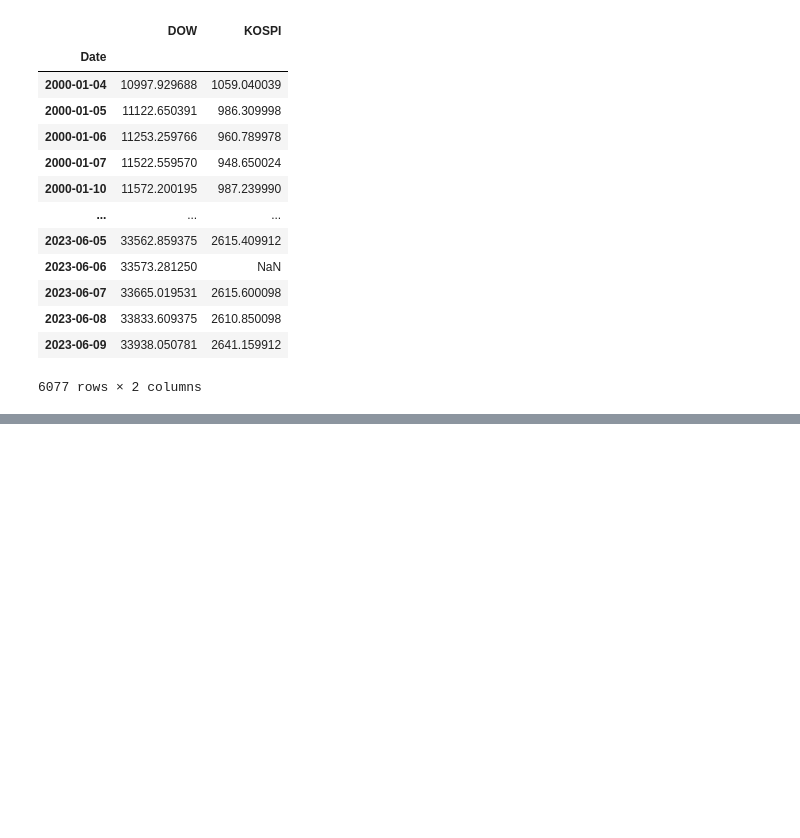
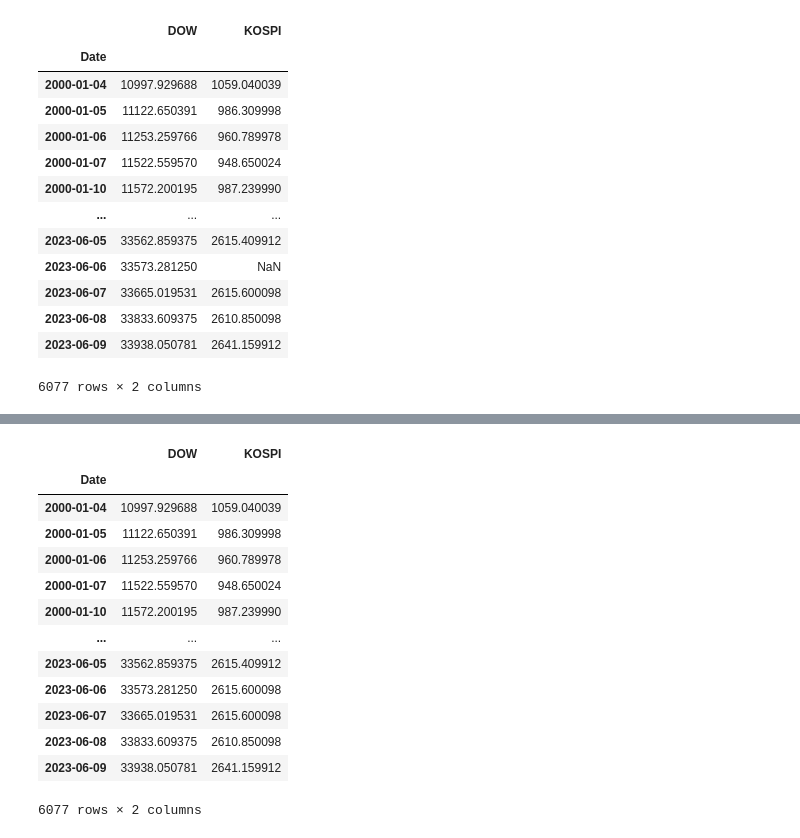
Before and after one commit to wolfinwallst/Financial_Engineering_and_Risk_Management, a Jupyter notebook: 파이썬 증권 데이터 분석/3장 팬더스를 활용한 데이터 분석.ipynb, the cells around one changed output, grey strips where cells are left out. Cells and saved outputs as stored; diff of their text form; code cells hidden in the pictures; blank space fills up the shorter version.

```diff
--- a/파이썬 증권 데이터 분석/3장 팬더스를 활용한 데이터 분석.ipynb
+++ b/파이썬 증권 데이터 분석/3장 팬더스를 활용한 데이터 분석.ipynb
@@ -496,0 +551,19 @@ df
+# %%
+# forward fill; if there's NaN in the last day, bfill doesn't work.
+df = df.fillna(method='ffill')
+df
+# %% [output]
+|  | DOW | KOSPI |
+| Date |  |  |
+| 2000-01-04 | 10997.929688 | 1059.040039 |
+| 2000-01-05 | 11122.650391 | 986.309998 |
+| 2000-01-06 | 11253.259766 | 960.789978 |
+| 2000-01-07 | 11522.559570 | 948.650024 |
+| 2000-01-10 | 11572.200195 | 987.239990 |
+| ... | ... | ... |
+| 2023-06-05 | 33562.859375 | 2615.409912 |
+| 2023-06-06 | 33573.281250 | 2615.600098 |
+| 2023-06-07 | 33665.019531 | 2615.600098 |
+| 2023-06-08 | 33833.609375 | 2610.850098 |
+| 2023-06-09 | 33938.050781 | 2641.159912 |
+6077 rows × 2 columns
```
Also changed, not shown: parts of 28 cells of this notebook.
